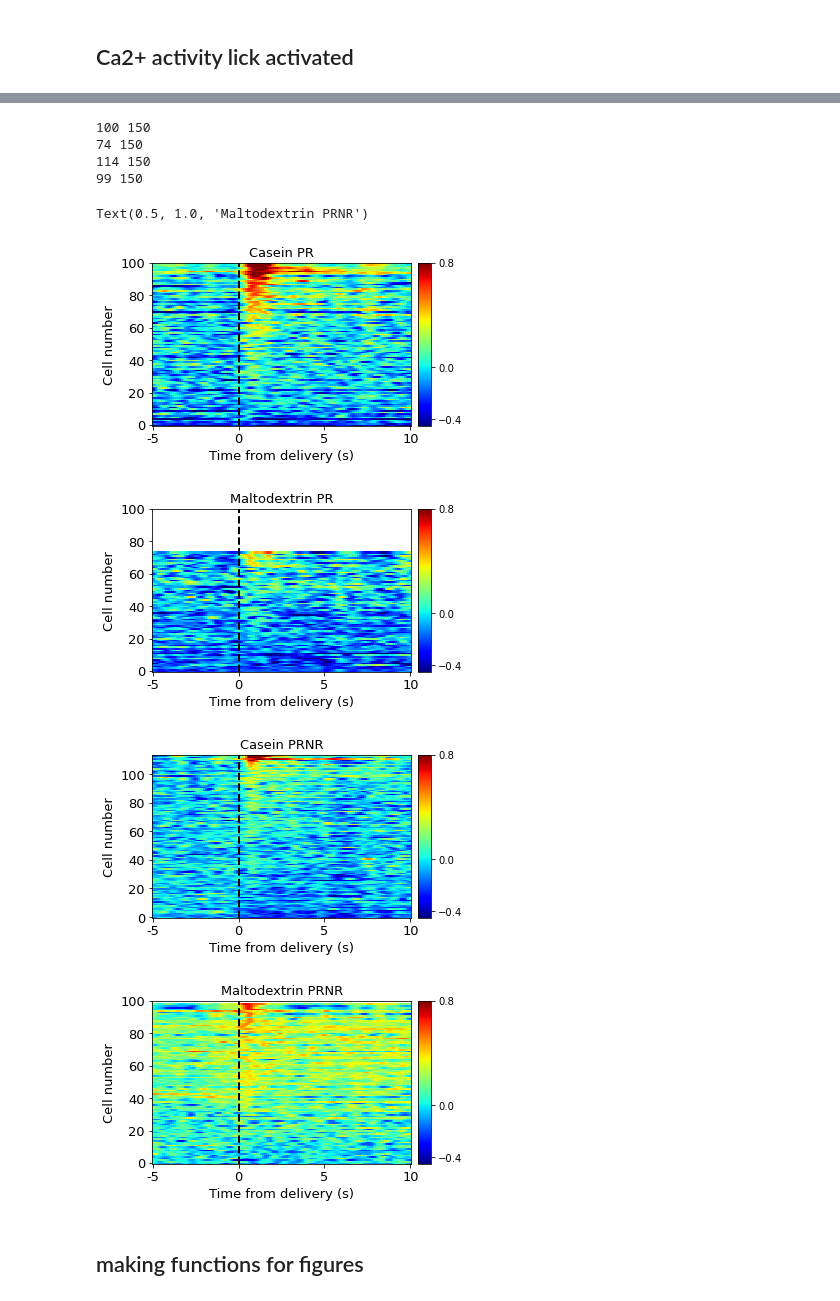
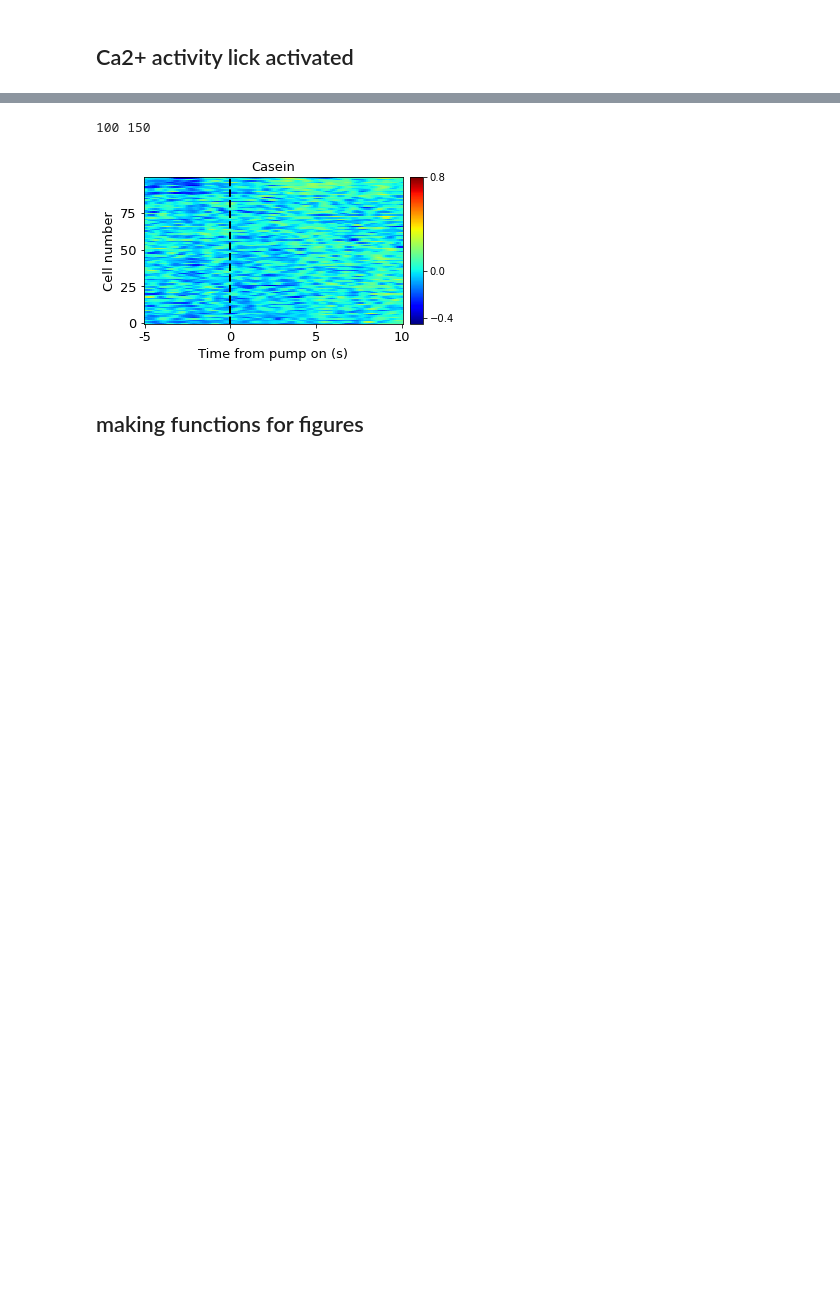
Before and after one commit to jetsetmette/VGP, a Jupyter notebook: notebooks/extract 2p data new.ipynb, the cells around one changed output, grey strips where cells are left out. Saved outputs shown, nothing was run; the diff lists cells and outputs as text; code cells hidden in the pictures; blank space fills up the shorter version.

```diff
--- a/notebooks/extract 2p data new.ipynb
+++ b/notebooks/extract 2p data new.ipynb
@@ -44,7 +44,7 @@ def get_activated_cells (s2p_folder,events_file):
     cell_idx = [idx for idx,vals in enumerate(iscell) if vals[0]==1]
 
     activated_cells=0
-    all_cells=[]
+    all_cells=cell_idx
     pump_activated_cells=[]
     pump_inhibited_cells=[]
     lick_activated_cells=[]
@@ -56,7 +56,6 @@ def get_activated_cells (s2p_folder,events_file):
         x = (x - np.mean(x))/np.std(x)
         x = filter_cell(x)
 
-        all_cells.append(cell)
 
 
         #Extracting pump activated and inhibited cells
@@ -381,14 +405,17 @@ for key in cell_data.keys():
 ## Ca2+ activity lick activated
 # %%
 f, [ax1,ax2] = plt.subplots(figsize=[10,3],ncols=2,gridspec_kw={'wspace':0.1,'width_ratios':[10,10]}, sharey=True)
+f.subplots_adjust(bottom=0.2)
 
 handles= 'Casein', 'Maltodextrin'
 
 tp.shadedError(ax1, lick_snips_cas,linecolor='darkblue',errorcolor='blue')
+# tp.shadedError(ax1, lick_snips_cas_i,linecolor='darkblue',errorcolor='blue')
 tp.shadedError(ax1, lick_snips_malt,linecolor='darkred',errorcolor='red')
+# tp.shadedError(ax1, lick_snips_malt_i,linecolor='darkred',errorcolor='red')
 tp.shadedError(ax2, lick_snips_cas2,linecolor='darkblue',errorcolor='blue')
-tp.shadedError(ax2, lick_snips_malt2,linecolor='darkred',errorcolor='red')
-
+# tp.shadedError(ax2, lick_snips_malt2,linecolor='darkred',errorcolor='red')
+# tp.shadedError(ax2, lick_snips_malt2_i,linecolor='darkred',errorcolor='red')
 
 ax1.set_yticks([-0.5, 0,  0.5])
 ax2.set_yticks([-0.5, 0,  0.5])
@@ -403,9 +430,11 @@ ax2.legend(handles, fontsize=13,frameon = False)
 
 ax1.set_ylabel('Normalized Ca2+ activity',fontsize = 13)
 
-ax1.set_xlabel('Time from first lick (s)', fontsize = 13)
-ax2.set_xlabel('Time from first lick (s)', fontsize = 13)
+ax1.set_xlabel('Time from lick (s)', fontsize = 13)
+ax2.set_xlabel('Time from lick (s)', fontsize = 13)
 
-ax1.set_title('PR',fontsize=18)
-ax2.set_title('PRNR',fontsize=18)
+ax1.set_title('PR',fontsize=15)
+ax2.set_title('PRNR',fontsize=15)
+
+f.savefig('C:\\Users\\mko102\\GitHub\\VGP\\output\\signal_licks_118.png')
 # %% [output]
@@ -446,47 +473,46 @@ Text(0.5, 1.0, 'PRNR')
 # %%
-maxsignal=[np.max(signal[50:100]) for signal in snips_lick_cas]
+maxsignal=[np.max(signal[50:100]) for signal in snips_pump_cas]
 
 f1, [ax1, ax2] = plt.subplots(figsize=[5,3],ncols=2, gridspec_kw={'wspace':0.05,'width_ratios':[10,0.5]})
+f1.subplots_adjust(bottom=0.2)
 
-ax1,mesh=make_heatmap(snips_lick_cas,events=maxsignal, ax=ax1)
+ax1,mesh=make_heatmap(snips_pump_cas,events=maxsignal, ax=ax1)
 cbar = f.colorbar(mesh, cax=ax2, ticks=[-0.4, 0, 0.8])
-ax1.set_title('Casein PR', fontsize=13)
+ax1.set_title('Casein', fontsize=13)
 
 
-maxsignal=[np.max(signal[50:100]) for signal in snips_lick_malt]
+# maxsignal=[np.max(signal[50:100]) for signal in snips_lick_malt]
 
-f2,[ax1, ax2] = plt.subplots(figsize=[5,3],ncols=2, gridspec_kw={'wspace':0.05,'width_ratios':[10,0.5]})
+# f2,[ax1, ax2] = plt.subplots(figsize=[5,3],ncols=2, gridspec_kw={'wspace':0.05,'width_ratios':[10,0.5]})
 
-ax1,mesh=make_heatmap(snips_lick_malt,events=maxsignal, ax=ax1)
-cbar = f.colorbar(mesh, cax=ax2, ticks=[-0.4, 0, 0.8])
-ax1.set_title('Maltodextrin PR', fontsize=13)
+# ax1,mesh=make_heatmap(snips_lick_malt,events=maxsignal, ax=ax1)
+# cbar = f.colorbar(mesh, cax=ax2, ticks=[-0.4, 0, 0.8])
+# ax1.set_title('Maltodextrin', fontsize=13)
 
-maxsignal=[np.max(signal[50:100]) for signal in snips_lick_cas2]
+# maxsignal=[np.max(signal[50:100]) for signal in snips_lick_cas2]
 
-f3,[ax1, ax2] = plt.subplots(figsize=[5,3],ncols=2, gridspec_kw={'wspace':0.05,'width_ratios':[10,0.5]})
+# f3,[ax1, ax2] = plt.subplots(figsize=[5,3],ncols=2, gridspec_kw={'wspace':0.05,'width_ratios':[10,0.5]})
 
-ax1,mesh=make_heatmap(snips_lick_cas2,events=maxsignal, ax=ax1)
-cbar = f.colorbar(mesh, cax=ax2, ticks=[-0.4, 0, 0.8])
-ax1.set_title('Casein PRNR', fontsize=13)
+# ax1,mesh=make_heatmap(snips_lick_cas2,events=maxsignal, ax=ax1)
+# cbar = f.colorbar(mesh, cax=ax2, ticks=[-0.4, 0, 0.8])
+# ax1.set_title('Casein PRNR', fontsize=13)
 
 
-maxsignal=[np.max(signal[50:100]) for signal in snips_lick_malt2]
+# maxsignal=[np.max(signal[50:100]) for signal in snips_lick_malt2]
 
-f4,[ax1, ax2] = plt.subplots(figsize=[5,3],ncols=2, gridspec_kw={'wspace':0.05,'width_ratios':[10,0.5]})
+# f4,[ax1, ax2] = plt.subplots(figsize=[5,3],ncols=2, gridspec_kw={'wspace':0.05,'width_ratios':[10,0.5]})
 
-ax1,mesh=make_heatmap(snips_lick_malt2,events=maxsignal, ax=ax1)
-cbar = f.colorbar(mesh, cax=ax2, ticks=[-0.4, 0, 0.8])
-ax1.set_title('Maltodextrin PRNR', fontsize=13)
+# ax1,mesh=make_heatmap(snips_lick_malt2,events=maxsignal, ax=ax1)
+# cbar = f.colorbar(mesh, cax=ax2, ticks=[-0.4, 0, 0.8])
+# ax1.set_title('Maltodextrin PRNR', fontsize=13)
+
+f1.savefig('C:\\Users\\mko102\\GitHub\\VGP\\output\\heat_cas_pump_VGP302.png')
+# f2.savefig('C:\\Users\\mko102\\GitHub\\VGP\\output\\heat_malt_VGP302.png')
+# f3.savefig('C:\\Users\\mko102\\GitHub\\VGP\\output\\heat_cas_PRNR_VGP203')
+# f4.savefig('C:\\Users\\mko102\\GitHub\\VGP\\output\\heat_malt_PRNR_VGP203')
 # %% [output]
 100 150
-74 150
-114 150
-99 150
-Text(0.5, 1.0, 'Maltodextrin PRNR')
-[figure, old version]
+[figure, new version]
-[figure, removed]
-[figure, removed]
-[figure, removed]
 # %% [markdown]
 ## making functions for figures
 # %%
```
Also changed, not shown: parts of 8 cells of this notebook.
